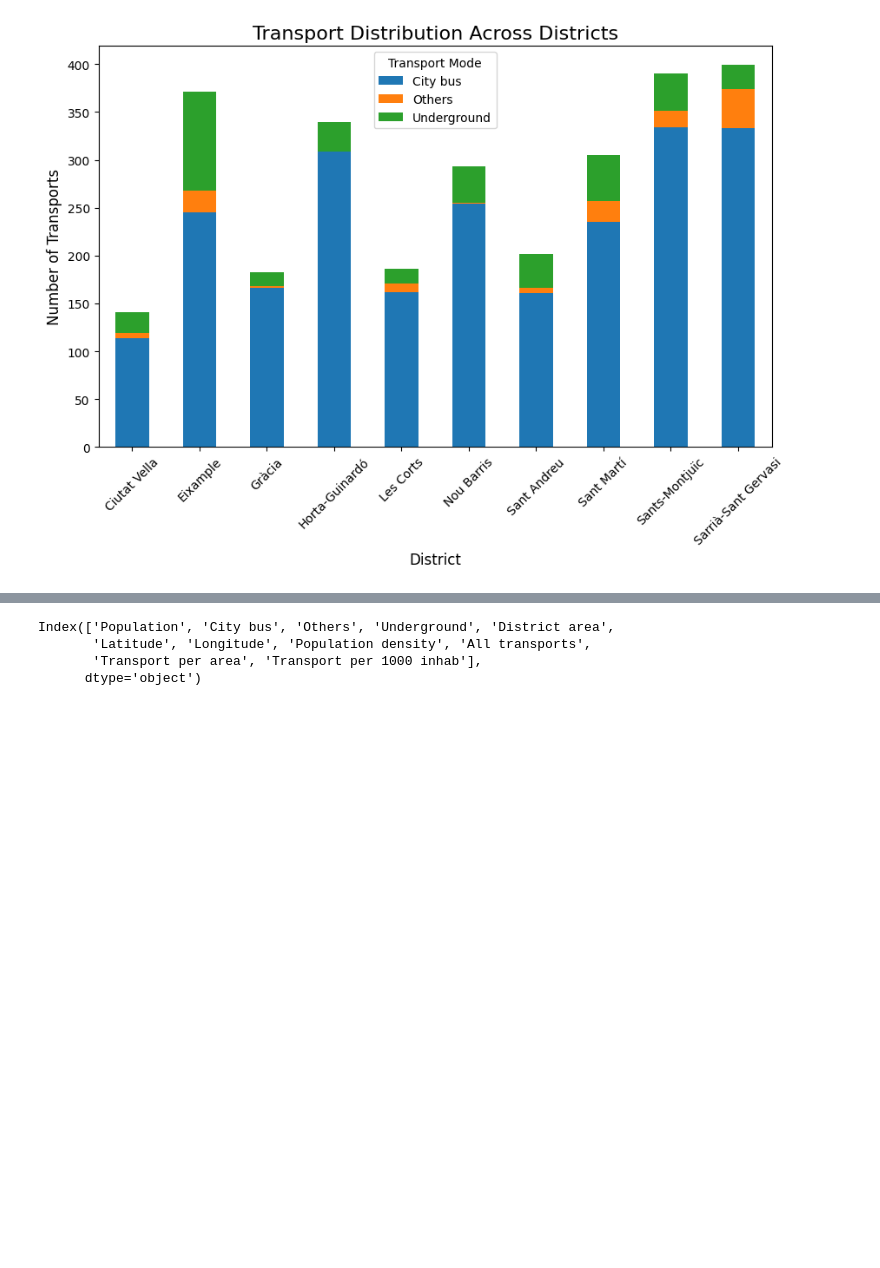
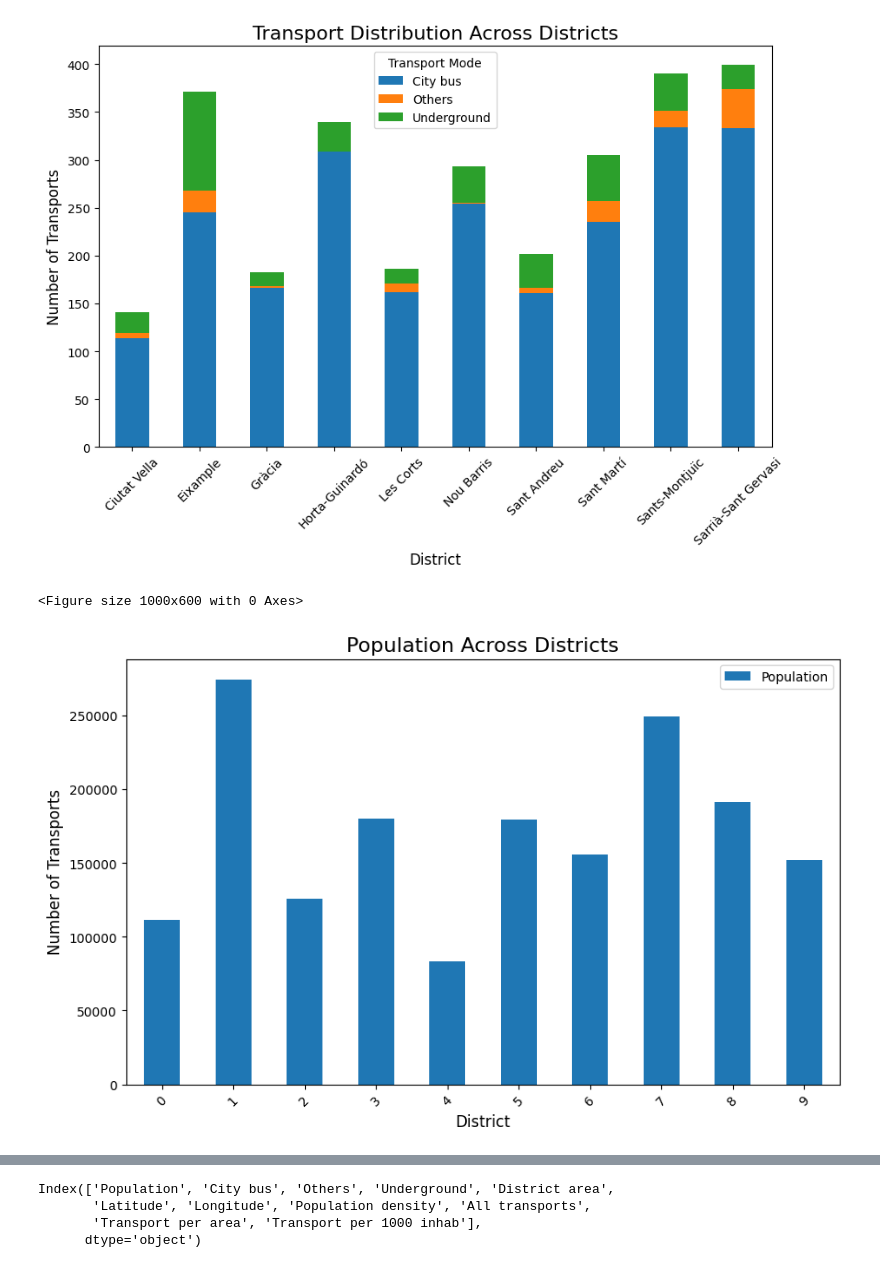
Before and after one commit to pcomastriado/DA-Bootcamp, a Jupyter notebook: _DA-project_/notebooks/EDA_FinalProject.ipynb, the cells around one changed output, grey strips where cells are left out. Saved outputs shown, nothing was run; the diff lists cells and outputs as text; code cells hidden in the pictures; blank space fills up the shorter version.

```diff
--- a/_DA-project_/notebooks/EDA_FinalProject.ipynb
+++ b/_DA-project_/notebooks/EDA_FinalProject.ipynb
@@ -846,3 +857,23 @@ plt.show()
 # %% [output]
 <Figure size 1000x600 with 0 Axes>
 [figure]
+# %%
+# Set the figure size
+plt.figure(figsize=(10, 6))
+
+# Create a stacked bar plot
+ax = merged.plot(y='Population', kind='bar', stacked=False, figsize=(10, 6))
+
+# Add titles and labels
+plt.title("Population Across Districts", fontsize=16)
+plt.xlabel("District", fontsize=12)
+plt.ylabel("Number of Transports", fontsize=12)
+
+# Rotate x-axis labels for readability
+plt.xticks(rotation=45)
+
+# Show the plot
+plt.show()
+# %% [output]
+<Figure size 1000x600 with 0 Axes>
+[figure, added]
```
Also changed, not shown: parts of 4 cells of this notebook, 8 other files.
